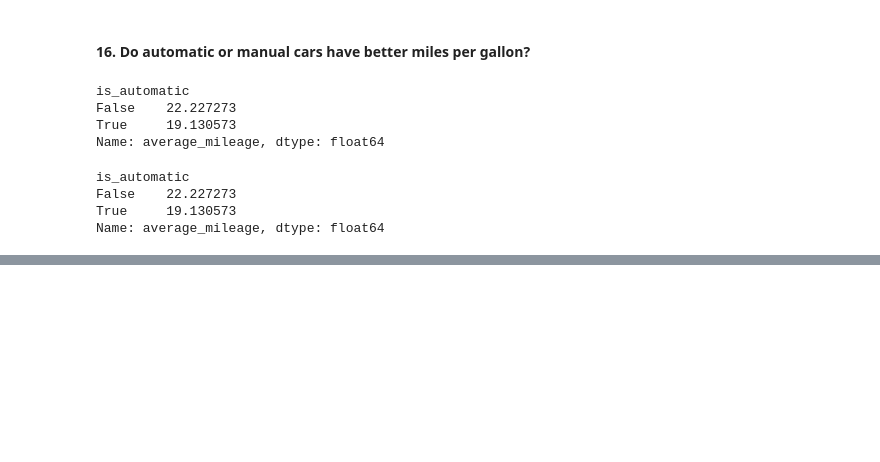
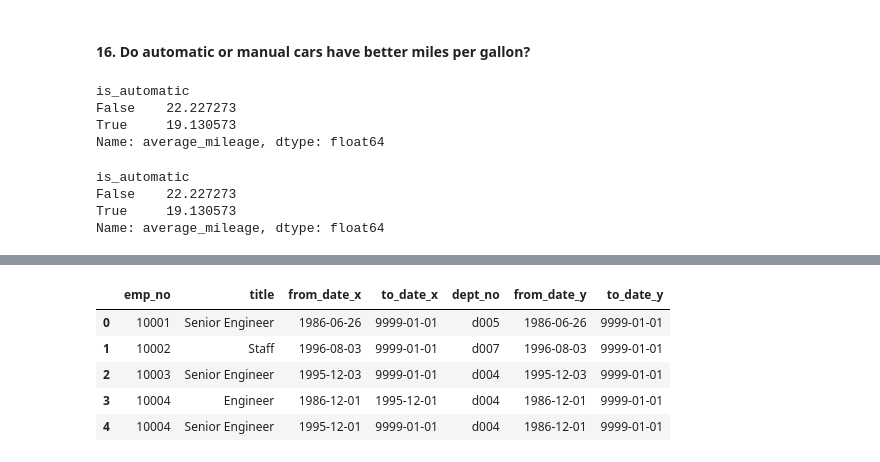
Before and after one commit to adam-talbot/numpy-pandas-visualization-exercises, a Jupyter notebook: advanced_dataframes.ipynb, the cells around one changed output, grey strips where cells are left out. Cells and saved outputs as stored; diff of their text form; code cells hidden in the pictures; blank space fills up the shorter version.

```diff
--- a/advanced_dataframes.ipynb
+++ b/advanced_dataframes.ipynb
@@ -583,0 +738,11 @@ Name: average_mileage, dtype: float64
+# %%
+#join titles to dept_emp using emp_no to get dept_no
+titles_dept_no = titles.merge(dept_emp, how='inner', on='emp_no')
+titles_dept_no.head()
+# %% [output]
+|  | emp_no | title | from_date_x | to_date_x | dept_no | from_date_y | to_date_y |
+| 0 | 10001 | Senior Engineer | 1986-06-26 | 9999-01-01 | d005 | 1986-06-26 | 9999-01-01 |
+| 1 | 10002 | Staff | 1996-08-03 | 9999-01-01 | d007 | 1996-08-03 | 9999-01-01 |
+| 2 | 10003 | Senior Engineer | 1995-12-03 | 9999-01-01 | d004 | 1995-12-03 | 9999-01-01 |
+| 3 | 10004 | Engineer | 1986-12-01 | 1995-12-01 | d004 | 1986-12-01 | 9999-01-01 |
+| 4 | 10004 | Senior Engineer | 1995-12-01 | 9999-01-01 | d004 | 1986-12-01 | 9999-01-01 |
```
Also changed, not shown: parts of 30 cells of this notebook.
